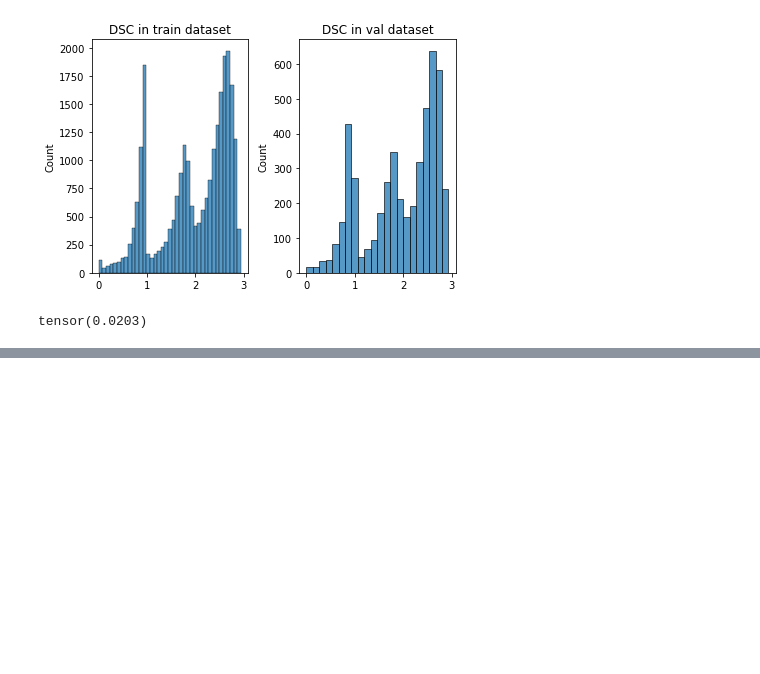
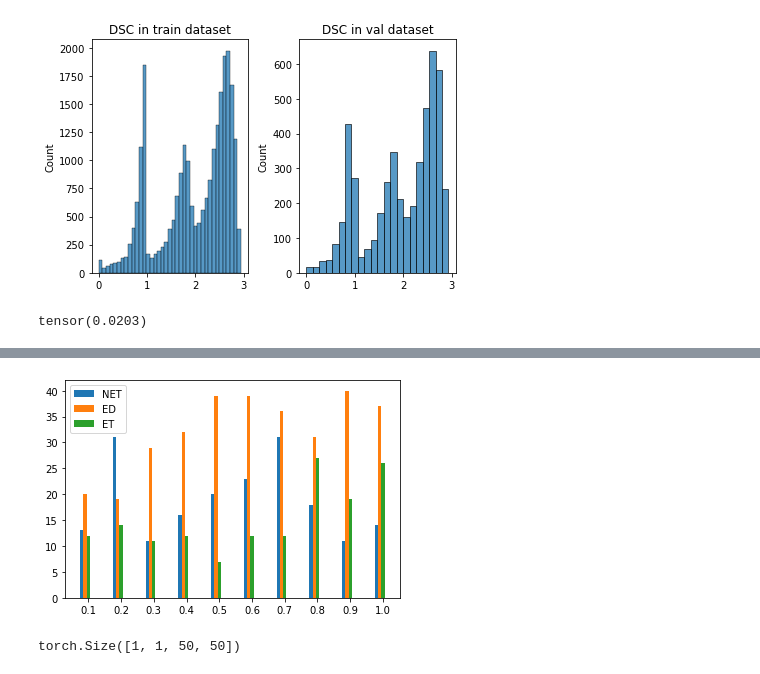
Before and after one commit to Mustardburger/Dice-score-predict, a Jupyter notebook: visual.ipynb, the cells around one changed output, grey strips where cells are left out. Saved outputs shown, nothing was run; the diff lists cells and outputs as text; code cells hidden in the pictures; blank space fills up the shorter version.

```diff
--- a/visual.ipynb
+++ b/visual.ipynb
@@ -78,0 +209,29 @@ tensor(-1.)
+# %%
+plt.figure()
+lab_code = {
+    0: "WT", 1: "NET", 2: "ED", 3: "ET"
+}
+width = 0.1
+
+x = np.arange(len(bins_upper_limit))
+for lab in [1, 2, 3]:
+    len_dict = {
+        b: len(l) for b, l in dice_dict_bins[lab].items()
+    }
+    plt.bar(x, list(len_dict.values()), width=width, label=lab_code[lab])
+    x = [i + width for i in x]
+
+final_tick_pos = np.arange(len(bins_upper_limit)) + 2*width
+plt.xticks(final_tick_pos, list(map(str, bins_upper_limit)))
+plt.legend()
+plt.show()
+# %% [output]
+[figure, added]
+# %%
+from torchvision.transforms import RandomAffine
+affine_transformer = RandomAffine(degrees=(30, 60), scale=(0.7, 0.8))
+a = torch.ones((1, 1, 50, 50))
+b = affine_transformer(a)
+b.size()
+# %% [output]
+torch.Size([1, 1, 50, 50])
```
Also changed, not shown: parts of 9 cells of this notebook, 28 other files.
